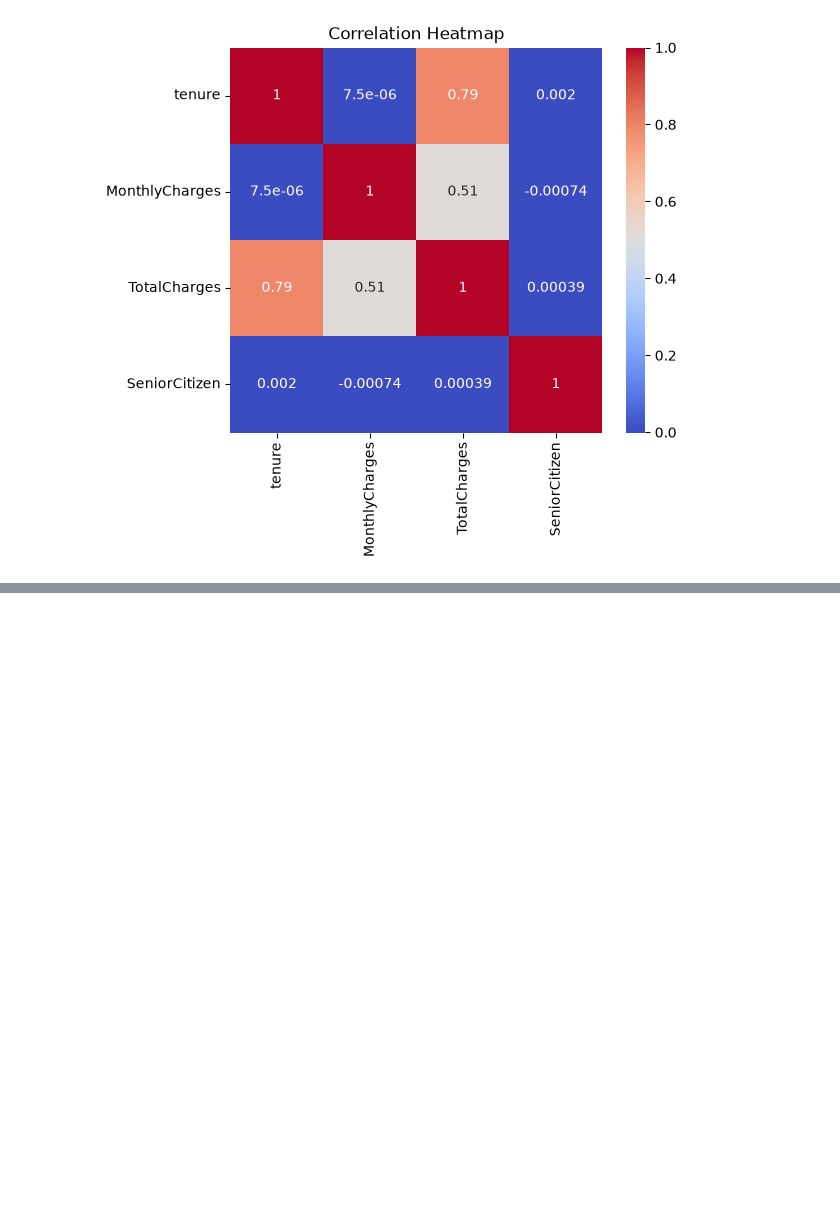
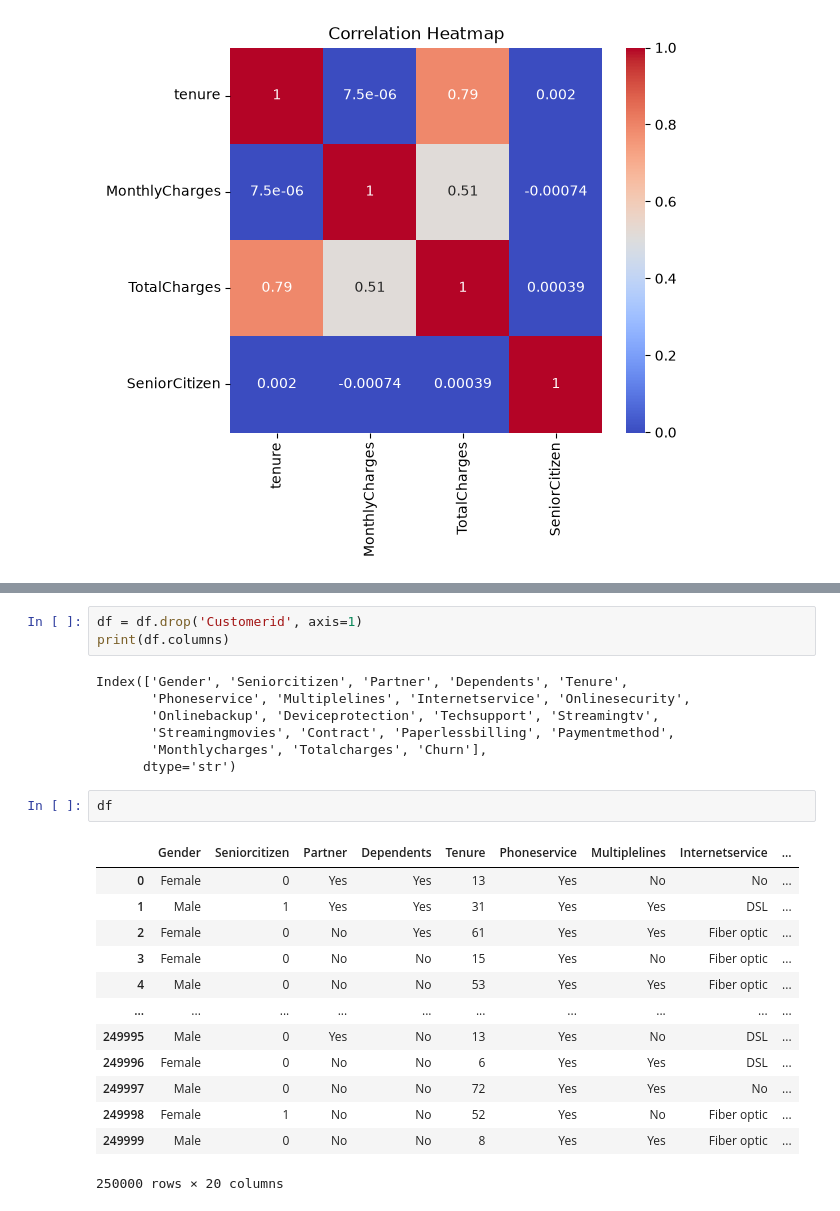
Before and after one commit to mohitmishra8921/Datascience, a Jupyter notebook: Project2/EDA.ipynb, the cells around one changed output, grey strips where cells are left out. Saved outputs shown, nothing was run; the diff lists cells and outputs as text; blank space fills up the shorter version.

```diff
--- a/Project2/EDA.ipynb
+++ b/Project2/EDA.ipynb
@@ -128,0 +192,26 @@ plt.show()
+# %%
+df = df.drop('Customerid', axis=1)
+print(df.columns)
+# %% [output]
+Index(['Gender', 'Seniorcitizen', 'Partner', 'Dependents', 'Tenure',
+       'Phoneservice', 'Multiplelines', 'Internetservice', 'Onlinesecurity',
+       'Onlinebackup', 'Deviceprotection', 'Techsupport', 'Streamingtv',
+       'Streamingmovies', 'Contract', 'Paperlessbilling', 'Paymentmethod',
+       'Monthlycharges', 'Totalcharges', 'Churn'],
+      dtype='str')
+# %%
+df
+# %% [output]
+|  | Gender | Seniorcitizen | Partner | Dependents | Tenure | Phoneservice | Multiplelines | Internetservice | ... |
+| 0 | Female | 0 | Yes | Yes | 13 | Yes | No | No | ... |
+| 1 | Male | 1 | Yes | Yes | 31 | Yes | Yes | DSL | ... |
+| 2 | Female | 0 | No | Yes | 61 | Yes | Yes | Fiber optic | ... |
+| 3 | Female | 0 | No | No | 15 | Yes | No | Fiber optic | ... |
+| 4 | Male | 0 | No | No | 53 | Yes | Yes | Fiber optic | ... |
+| ... | ... | ... | ... | ... | ... | ... | ... | ... | ... |
+| 249995 | Male | 0 | Yes | No | 13 | Yes | No | DSL | ... |
+| 249996 | Female | 0 | No | No | 6 | Yes | Yes | DSL | ... |
+| 249997 | Male | 0 | No | No | 72 | Yes | Yes | No | ... |
+| 249998 | Female | 1 | No | No | 52 | Yes | No | Fiber optic | ... |
+| 249999 | Male | 0 | No | No | 8 | Yes | Yes | Fiber optic | ... |
+250000 rows × 20 columns
```
Also changed, not shown: parts of 33 cells of this notebook, 6 other files.
